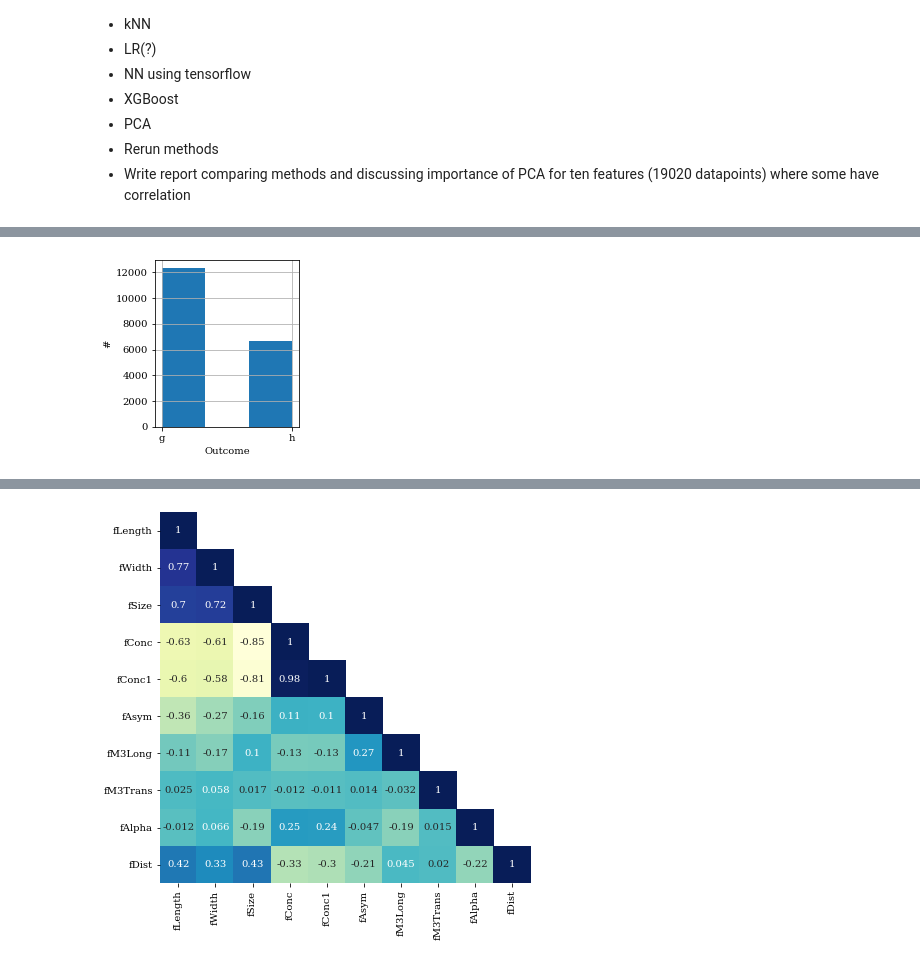
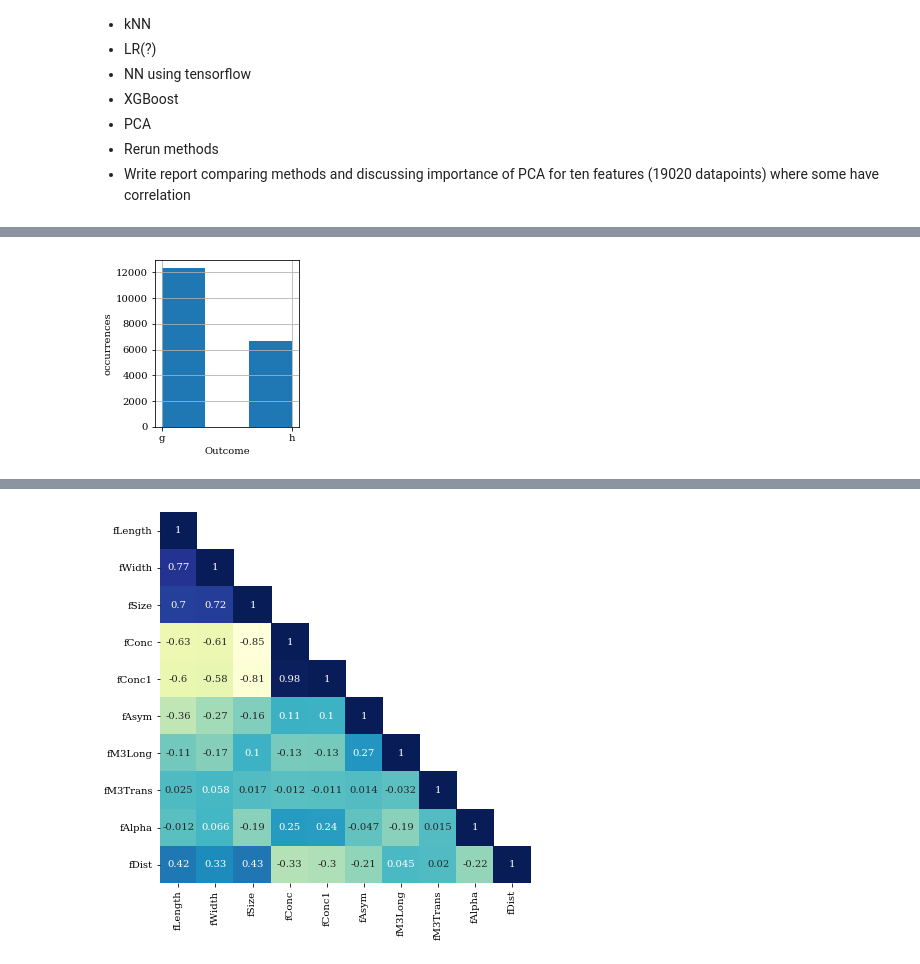
Before and after one commit to liseanh/FYS-STK4155-project3, a Jupyter notebook: src/Exploring data.ipynb, the cells around one changed output, grey strips where cells are left out. Cells and saved outputs as stored; diff of their text form; code cells hidden in the pictures.

```diff
--- a/src/Exploring data.ipynb
+++ b/src/Exploring data.ipynb
@@ -65,35 +65,35 @@ X_train, X_test, y_train, y_test = sklms.train_test_split(
 scaler = sklpre.StandardScaler()
 
 X_train = pd.DataFrame(
     scaler.fit_transform(X_train.to_numpy()), columns=X_train.columns
 )
 X_test = pd.DataFrame(scaler.transform(X_test.to_numpy()), columns=X_test.columns)
 
 # One-hot encoding outcomes, keeping them as dataframes
 encoder = sklpre.OneHotEncoder(categories="auto", sparse=False)
 # Plotting histogram of outcomes
 fig, ax = plt.subplots(figsize=(3.01682, 3.01682))
 y.hist(ax=ax, density=False, bins=3)
 
 y_train = pd.DataFrame(
     encoder.fit_transform(y_train.to_numpy().reshape(-1, 1)),
     columns=encoder.categories_,
 )
 y_test = pd.DataFrame(
     encoder.fit_transform(y_test.to_numpy().reshape(-1, 1)),
     columns=encoder.categories_,
 )
 ax.set_xlabel("Outcome")
-ax.set_ylabel("Occurences")
+ax.set_ylabel("occurrences")
 fig.tight_layout()
 fig.savefig("../doc/figures/histogram.pdf", dpi=1000)
 plt.show()
 # Deleting non-used objects to avoid bugs later and save memory
 del X
 del y
 del df
 # %% [output]
-[figure, old version]
+[figure, new version]
 [interactive output not drawn]
 # %%
 # Plotting correlation matrix
```
Also changed, not shown: 1 other file.
